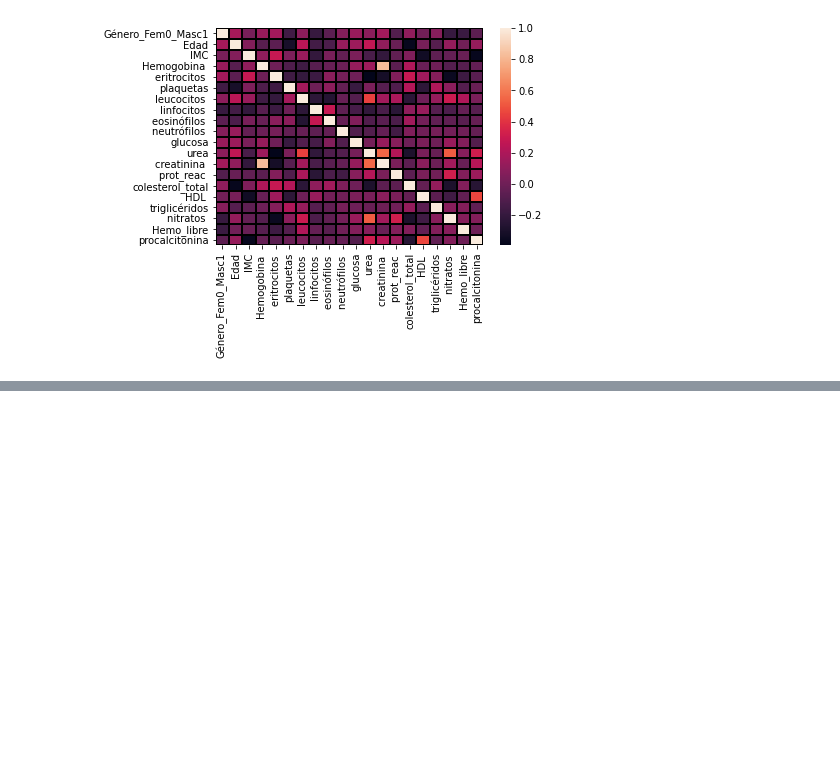
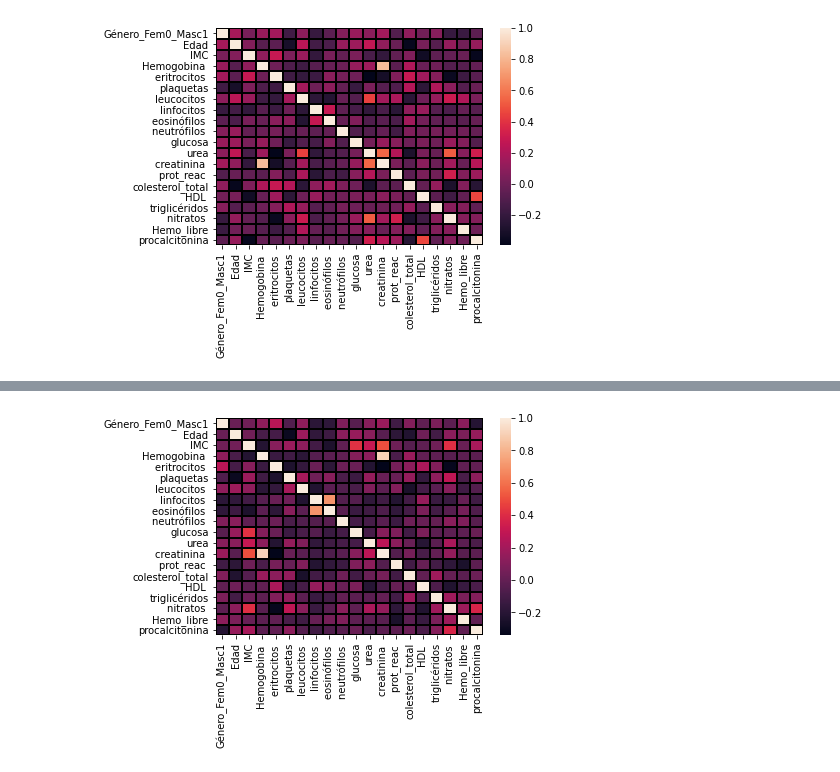
Before and after one commit to Erandi0011/Correlations, a Jupyter notebook: Correlation1st.ipynb, the cells around one changed output, grey strips where cells are left out. Drawn from its saved outputs; the diff is of its cells as text; code cells hidden in the pictures; blank space fills up the shorter version.

```diff
--- a/Correlation1st.ipynb
+++ b/Correlation1st.ipynb
@@ -601,0 +647,4 @@ TypeError: ignored
+# %%
+sns.heatmap(df3.corr(),linewidth=1,linecolor='black');
+# %% [output]
+[figure, added]
```
Also changed, not shown: parts of 10 cells of this notebook.
